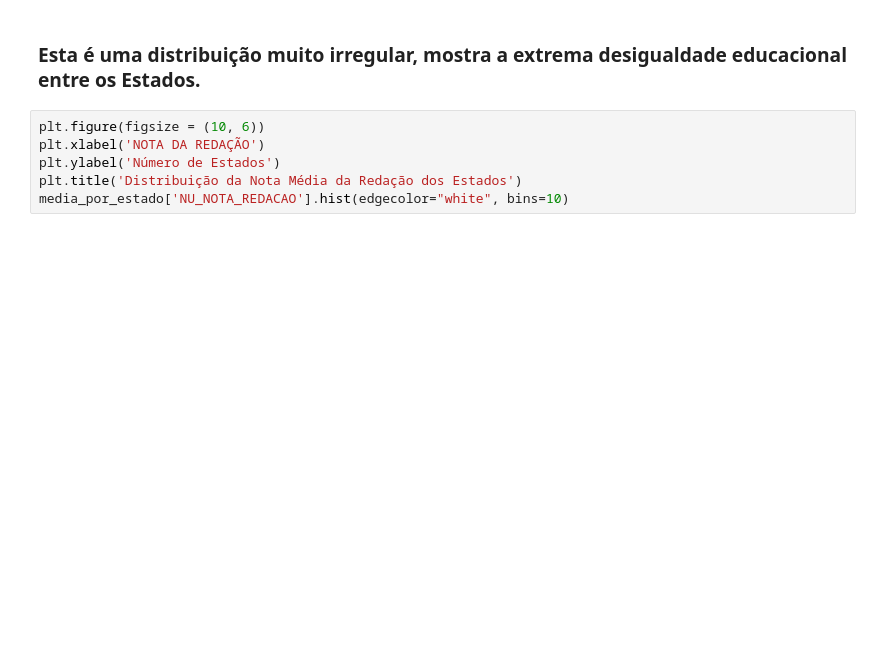
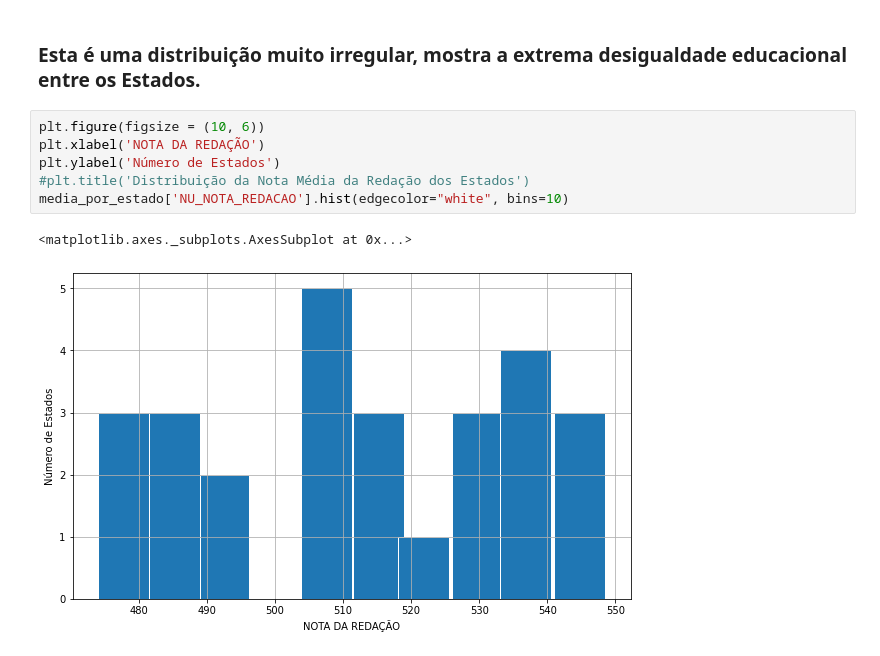
Before and after one commit to audreymoreira/case_ENEM_2017, a Jupyter notebook: Vistas_do_ENEM_2017.ipynb, the cells around one changed output. Saved outputs shown, nothing was run; the diff lists cells and outputs as text; blank space fills up the shorter version.

```diff
--- a/Vistas_do_ENEM_2017.ipynb
+++ b/Vistas_do_ENEM_2017.ipynb
@@ -492,8 +504,11 @@ TypeError: ignored
 # %%
 plt.figure(figsize = (10, 6))
 plt.xlabel('NOTA DA REDAÇÃO')
 plt.ylabel('Número de Estados')
-plt.title('Distribuição da Nota Média da Redação dos Estados')
+#plt.title('Distribuição da Nota Média da Redação dos Estados')
 media_por_estado['NU_NOTA_REDACAO'].hist(edgecolor="white", bins=10)
+# %% [output]
+<matplotlib.axes._subplots.AxesSubplot at 0x...>
+[figure, added]
 # %%
 media_por_cidade = enem_2017.groupby(['NO_MUNICIPIO_PROVA']).mean()
```
Also changed, not shown: parts of 24 cells of this notebook.
